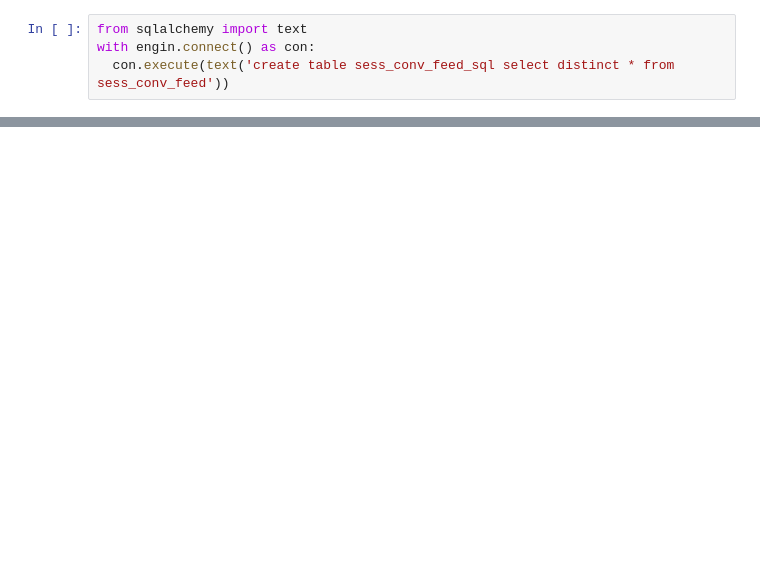
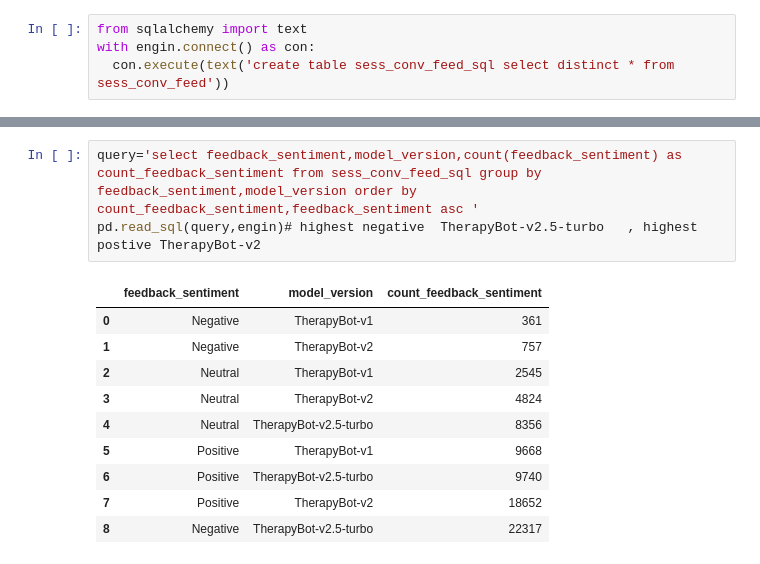
Before and after one commit to vishva0710/ai-chatbot-user-retention-analysis, a Jupyter notebook: AI_Chatbot_User_Retention_Analysis.ipynb, the cells around one changed output, grey strips where cells are left out. Drawn from its saved outputs; the diff is of its cells as text; blank space fills up the shorter version.

```diff
--- a/AI_Chatbot_User_Retention_Analysis.ipynb
+++ b/AI_Chatbot_User_Retention_Analysis.ipynb
@@ -1248,0 +1276,14 @@ with engin.connect() as con:
+# %%
+query='select feedback_sentiment,model_version,count(feedback_sentiment) as count_feedback_sentiment from sess_conv_feed_sql group by feedback_sentiment,model_version order by count_feedback_sentiment,feedback_sentiment asc '
+pd.read_sql(query,engin)# highest negative 	TherapyBot-v2.5-turbo	, highest postive TherapyBot-v2
+# %% [output]
+|  | feedback_sentiment | model_version | count_feedback_sentiment |
+| 0 | Negative | TherapyBot-v1 | 361 |
+| 1 | Negative | TherapyBot-v2 | 757 |
+| 2 | Neutral | TherapyBot-v1 | 2545 |
+| 3 | Neutral | TherapyBot-v2 | 4824 |
+| 4 | Neutral | TherapyBot-v2.5-turbo | 8356 |
+| 5 | Positive | TherapyBot-v1 | 9668 |
+| 6 | Positive | TherapyBot-v2.5-turbo | 9740 |
+| 7 | Positive | TherapyBot-v2 | 18652 |
+| 8 | Negative | TherapyBot-v2.5-turbo | 22317 |
```
Also changed, not shown: parts of 17 cells of this notebook.
